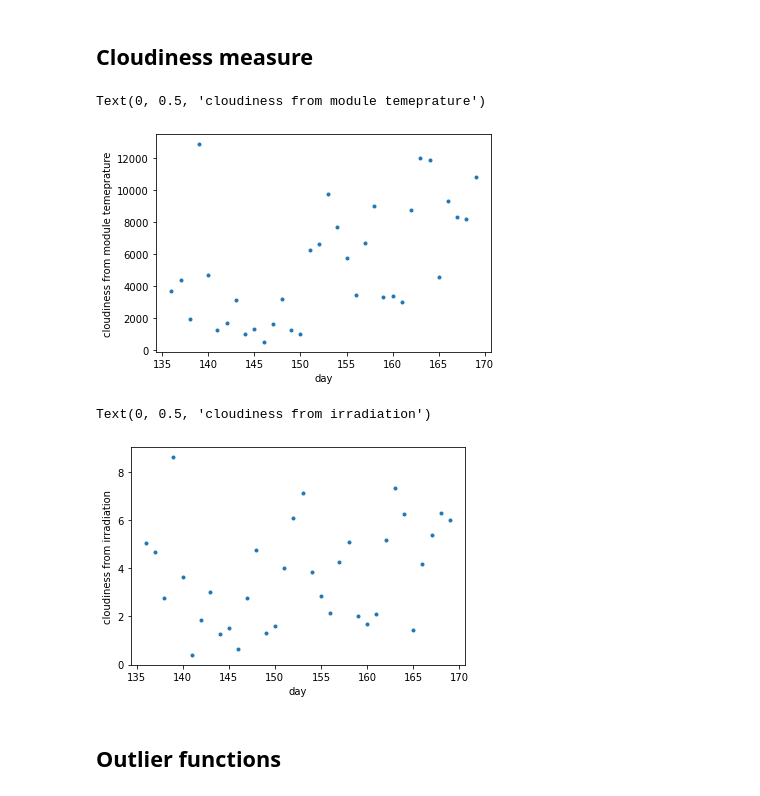
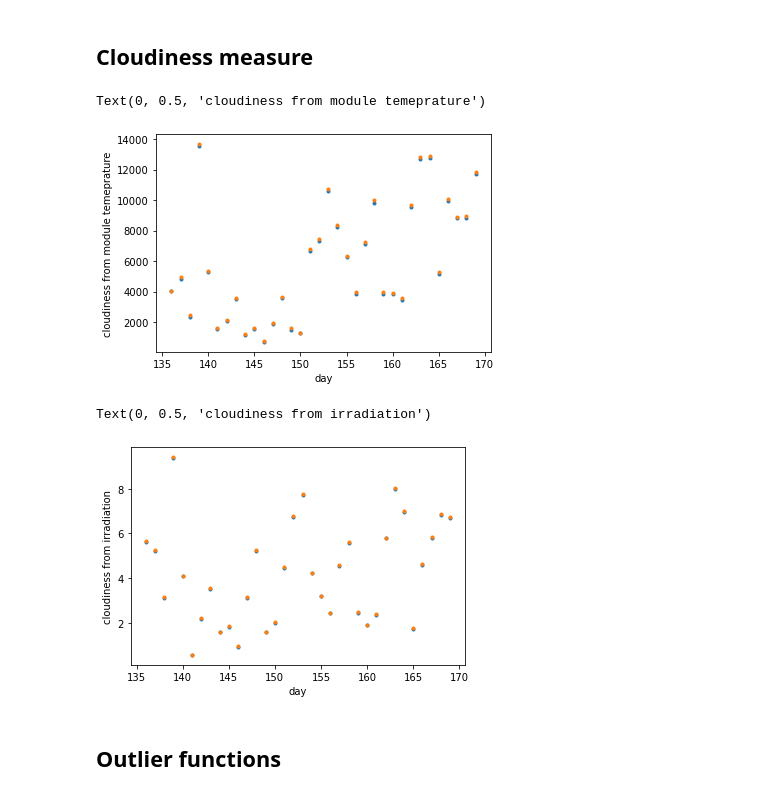
Before and after one commit to ArpineKoz/ds_starter, a Jupyter notebook: analysis/clean notebooks/3.0_Anomaly_detection.ipynb, the cells around one changed output. Cells and saved outputs as stored; diff of their text form; code cells hidden in the pictures.

```diff
--- a/analysis/clean notebooks/3.0_Anomaly_detection.ipynb
+++ b/analysis/clean notebooks/3.0_Anomaly_detection.ipynb
@@ -8,6 +9,7 @@ from sklearn.linear_model import LinearRegression
 # %%
-weather_data = pd.read_csv('../../data/Plant_1_Weather_Sensor_Data.csv')
-gen_data = pd.read_csv('../../data/Plant_1_Generation_Data.csv')
+plant=1
+weather_data = pd.read_csv('../../data/Plant_'+str(plant)+'_Weather_Sensor_Data.csv')
+gen_data = pd.read_csv('../../data/Plant_'+str(plant)+'_Generation_Data.csv')
 weather_data['DATE_TIME']= pd.to_datetime(weather_data['DATE_TIME'])
 gen_data['DATE_TIME']= pd.to_datetime(gen_data['DATE_TIME'])
 # %%
@@ -36,43 +38,62 @@ merged_df.head()
 # %% [markdown]
 ## Cloudiness measure
 # %%
-def find_cloudiness(data, col_name):
-    agg_h_irr = data.groupby(data.TIME).agg({col_name: 'max'})
-    #Removing outliers
+def find_cloudiness_v1(data, col_name):
+    #Removing outliers from the max curve
     clean_data=data.copy()
     for i, j in  clean_data.groupby(clean_data.HOUR):
-        outlier_condition1=(j[col_name]!=0)&(j[col_name]>=(j[col_name].mean()+ 2*j[col_name].std()))
-        outlier_condition2=(j[col_name]!=0)&(j[col_name]<(j[col_name].mean()- 2*j[col_name].std()))
+        outlier_condition1=(j[col_name]!=0)&(j[col_name]>=(j[col_name].mean()+ 3*j[col_name].std()))
+        outlier_condition2=(j[col_name]!=0)&(j[col_name]<(j[col_name].mean()- 3*j[col_name].std()))
         clean_data.drop(clean_data.loc[(clean_data['DAY'].isin(j.loc[outlier_condition1|outlier_condition2].DAY))&
                                        (clean_data['HOUR']==i)].index, inplace=True)
     agg_h_irr_clean = clean_data.groupby(clean_data.TIME).agg({col_name: 'max'})
     weather_maxirr = pd.merge(data, agg_h_irr_clean, how='inner', on='TIME', suffixes=('', '_max'))
     weather_maxirr['offset_from_max']=(weather_maxirr[col_name+'_max']-weather_maxirr[col_name])**2
     C_day_list=weather_maxirr.groupby('DAY').sum()['offset_from_max']
-    #weather_maxirr = pd.merge(weather_maxirr, C_day_list, how='inner', on='DAY')
-    #weather_maxirr_new = weather_maxirr.rename(columns={'offset_from_max_y': 'C_day',
-    #                                                    'offset_from_max_x': 'offset_from_max'})
+
     output=pd.DataFrame(C_day_list)
     output.columns=['cloudiness']
     output.reset_index(inplace=True)
     return output
+# %%
+def find_cloudiness_v2(data, col_name, neighbour_number=10, outlier_limit=10):
+    #Removing outliers from the max curve
+    clean_data=data.copy()
+    X=clean_data[['TIME', col_name]]
+    nbrs = NearestNeighbors(n_neighbors=neighbour_number).fit(X)
+    distances, indices = nbrs.kneighbors(X)
+    distance=pd.DataFrame(distances).loc[:, 1:].mean(axis=1)
+    outlier_condition=distance>distance.mean()+outlier_limit*distance.std()
+    clean_data.drop(distance[outlier_condition].index, inplace=True)
+    agg_h_irr_clean = clean_data.groupby(clean_data.TIME).agg({col_name: 'max'})
+    weather_maxirr = pd.merge(data, agg_h_irr_clean, how='inner', on='TIME', suffixes=('', '_max'))
+    weather_maxirr['offset_from_max']=(weather_maxirr[col_name+'_max']-weather_maxirr[col_name])**2
+    C_day_list=weather_maxirr.groupby('DAY').sum()['offset_from_max']
+    output=pd.DataFrame(C_day_list)
+    output.columns=['cloudiness']
+    output.reset_index(inplace=True)
+    return output
 # %%
-cloudiness_temp=find_cloudiness(weather_data, 'MODULE_TEMPERATURE')
+cloudiness_temp_v1=find_cloudiness_v1(weather_data, 'MODULE_TEMPERATURE')
+cloudiness_temp_v2=find_cloudiness_v2(weather_data, 'MODULE_TEMPERATURE')
 plt.figure()
-plt.plot(cloudiness_temp['DAY'], cloudiness_temp['cloudiness'], '.')
+plt.plot(cloudiness_temp_v1['DAY'], cloudiness_temp_v1['cloudiness'], '.')
+plt.plot(cloudiness_temp_v2['DAY'], cloudiness_temp_v2['cloudiness'], '.')
 plt.xlabel('day')
 plt.ylabel('cloudiness from module temeprature')
 # %% [output]
 Text(0, 0.5, 'cloudiness from module temeprature')
-[figure, old version]
+[figure, new version]
 # %%
-cloudiness=find_cloudiness(weather_data, 'IRRADIATION')
+cloudiness_v1=find_cloudiness_v1(weather_data, 'IRRADIATION')
+cloudiness_v2=find_cloudiness_v2(weather_data, 'IRRADIATION')
 plt.figure()
-plt.plot(cloudiness['DAY'], cloudiness['cloudiness'], '.')
+plt.plot(cloudiness_v1['DAY'], cloudiness_v1['cloudiness'], '.')
+plt.plot(cloudiness_v2['DAY'], cloudiness_v2['cloudiness'], '.')
 plt.xlabel('day')
 plt.ylabel('cloudiness from irradiation')
 # %% [output]
 Text(0, 0.5, 'cloudiness from irradiation')
-[figure, old version]
+[figure, new version]
 # %% [markdown]
 ## Outlier functions
```
Also changed, not shown: parts of 28 cells of this notebook, 19 other files.
